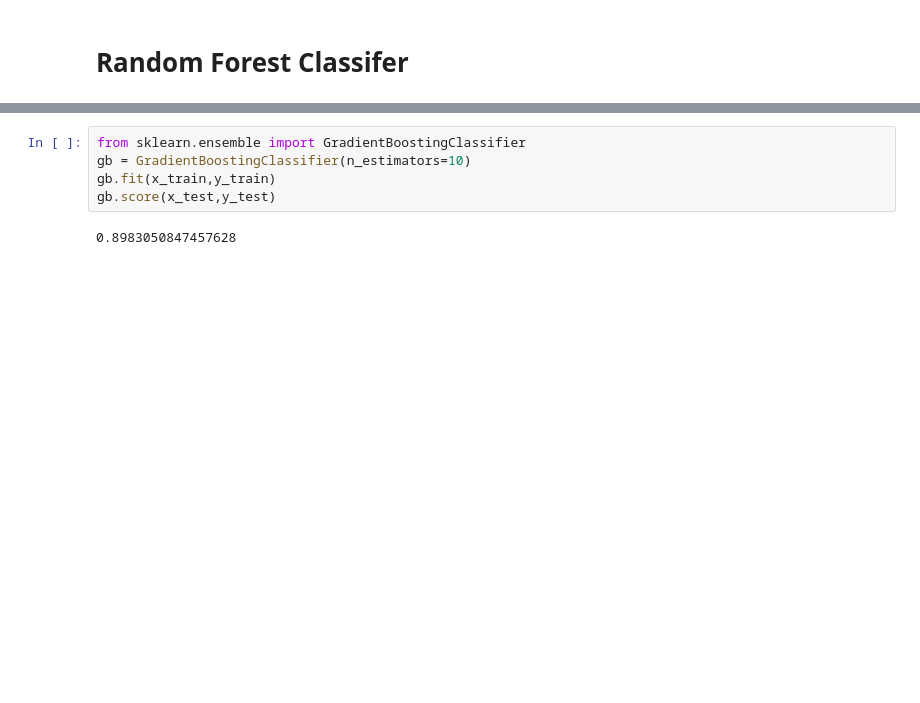
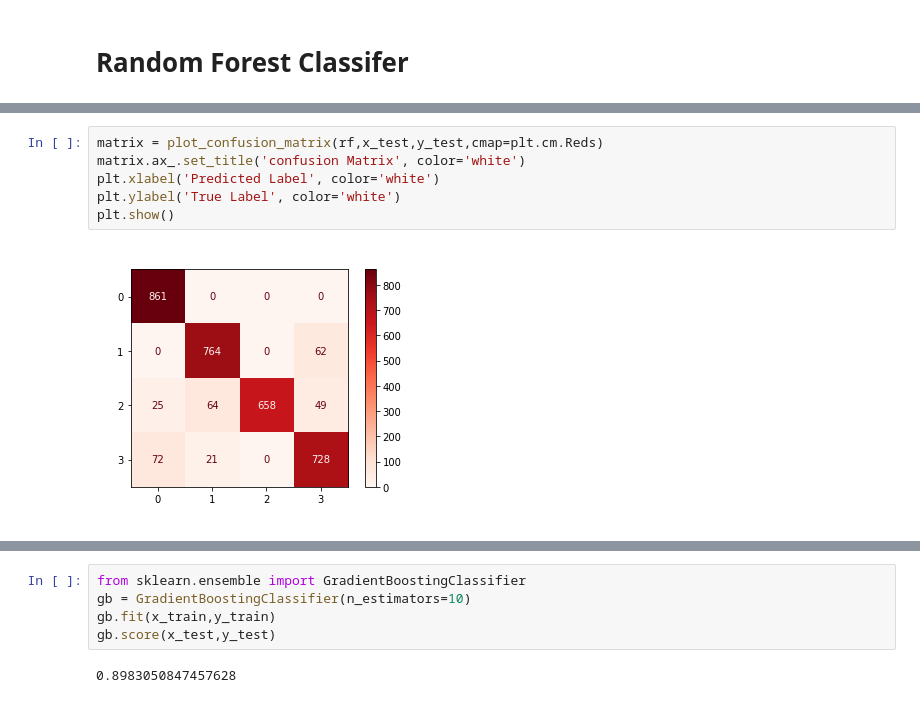
Before and after one commit to AniShama/thesis-data, a Jupyter notebook: newModel.ipynb, the cells around one changed output, grey strips where cells are left out. Drawn from its saved outputs; the diff is of its cells as text; blank space fills up the shorter version.

```diff
--- a/newModel.ipynb
+++ b/newModel.ipynb
@@ -532,0 +541,8 @@ rf.score(x_test,y_test)
+# %%
+matrix = plot_confusion_matrix(rf,x_test,y_test,cmap=plt.cm.Reds)
+matrix.ax_.set_title('confusion Matrix', color='white')
+plt.xlabel('Predicted Label', color='white')
+plt.ylabel('True Label', color='white')
+plt.show()
+# %% [output]
+[figure, added]
```
Also changed, not shown: parts of 82 cells of this notebook.
